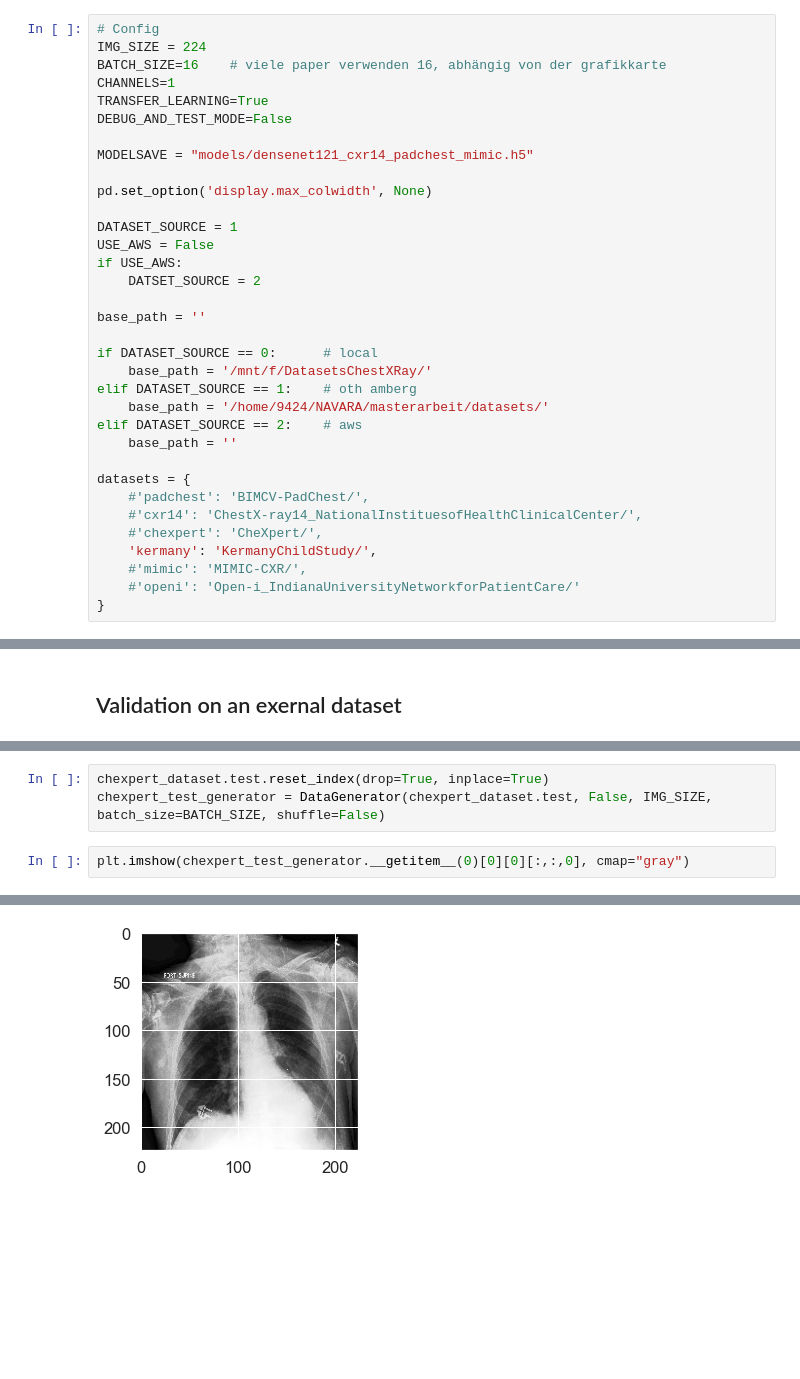
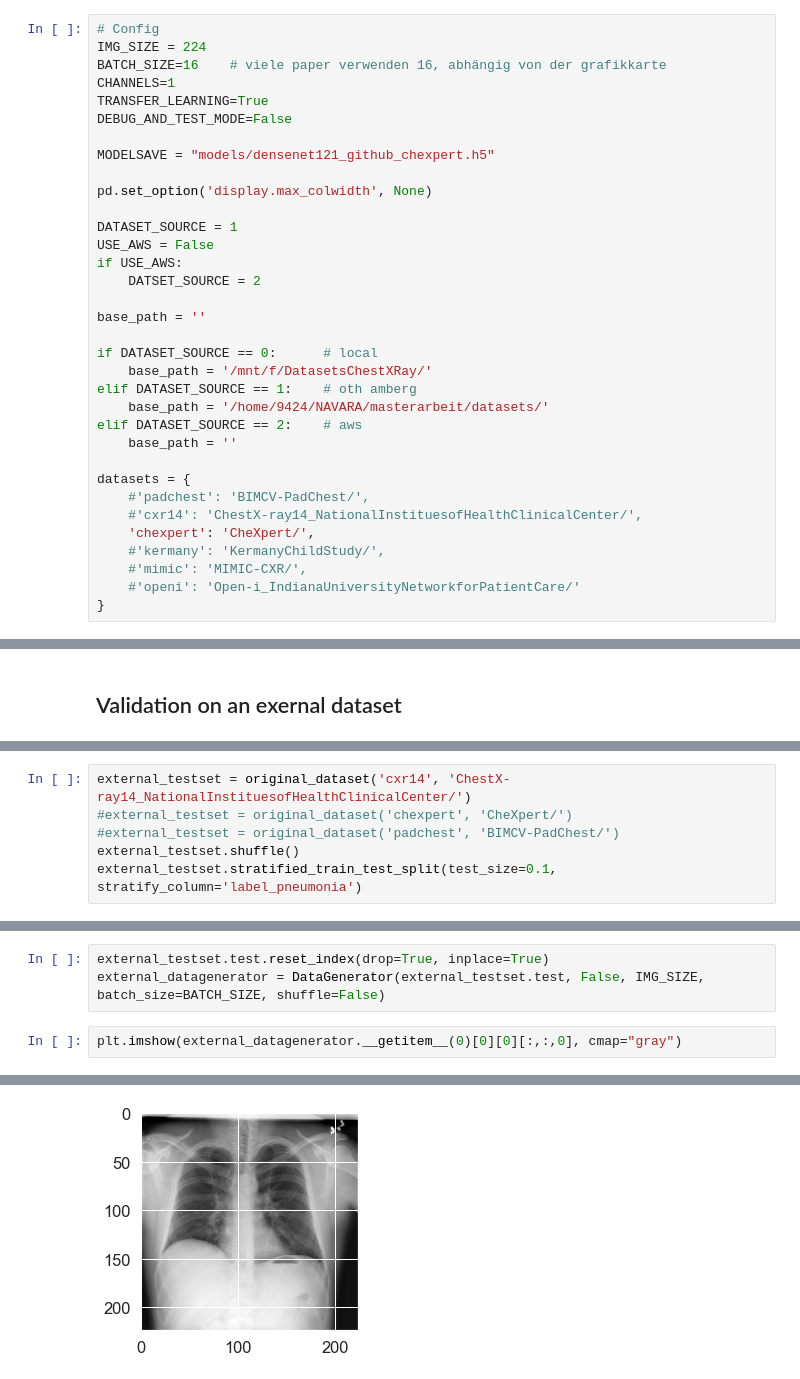
Before and after one commit to ai-explorers/chest_x_ray, a Jupyter notebook: merged_notebooks.ipynb, the cells around one changed output, grey strips where cells are left out. Drawn from its saved outputs; the diff is of its cells as text; blank space fills up the shorter version.

```diff
--- a/merged_notebooks.ipynb
+++ b/merged_notebooks.ipynb
@@ -69,7 +69,7 @@ CHANNELS=1
 TRANSFER_LEARNING=True
 DEBUG_AND_TEST_MODE=False
 
-MODELSAVE = "models/densenet121_cxr14_padchest_mimic.h5"
+MODELSAVE = "models/densenet121_github_chexpert.h5"
 
 pd.set_option('display.max_colwidth', None)
 
@@ -90,8 +90,8 @@ elif DATASET_SOURCE == 2:    # aws
 datasets = {
     #'padchest': 'BIMCV-PadChest/',
     #'cxr14': 'ChestX-ray14_NationalInstituesofHealthClinicalCenter/',
-    #'chexpert': 'CheXpert/',
-    'kermany': 'KermanyChildStudy/',
+    'chexpert': 'CheXpert/',
+    #'kermany': 'KermanyChildStudy/',
     #'mimic': 'MIMIC-CXR/',
     #'openi': 'Open-i_IndianaUniversityNetworkforPatientCare/'
 }
@@ -630,0 +705,6 @@ Successfully created chexpert dataset
+# %%
+external_testset = original_dataset('cxr14', 'ChestX-ray14_NationalInstituesofHealthClinicalCenter/')
+#external_testset = original_dataset('chexpert', 'CheXpert/')
+#external_testset = original_dataset('padchest', 'BIMCV-PadChest/')
+external_testset.shuffle()
+external_testset.stratified_train_test_split(test_size=0.1, stratify_column='label_pneumonia')
@@ -631,9 +725,9 @@ Successfully created chexpert dataset
 # %%
-chexpert_dataset.test.reset_index(drop=True, inplace=True)
-chexpert_test_generator = DataGenerator(chexpert_dataset.test, False, IMG_SIZE, batch_size=BATCH_SIZE, shuffle=False)
+external_testset.test.reset_index(drop=True, inplace=True)
+external_datagenerator = DataGenerator(external_testset.test, False, IMG_SIZE, batch_size=BATCH_SIZE, shuffle=False)
 # %%
-plt.imshow(chexpert_test_generator.__getitem__(0)[0][0][:,:,0], cmap="gray")
+plt.imshow(external_datagenerator.__getitem__(0)[0][0][:,:,0], cmap="gray")
 # %% [output]
 <matplotlib.image.AxesImage at 0x...>
-[figure, old version]
+[figure, new version]
 # %%
```
Also changed, not shown: parts of 25 cells of this notebook.
